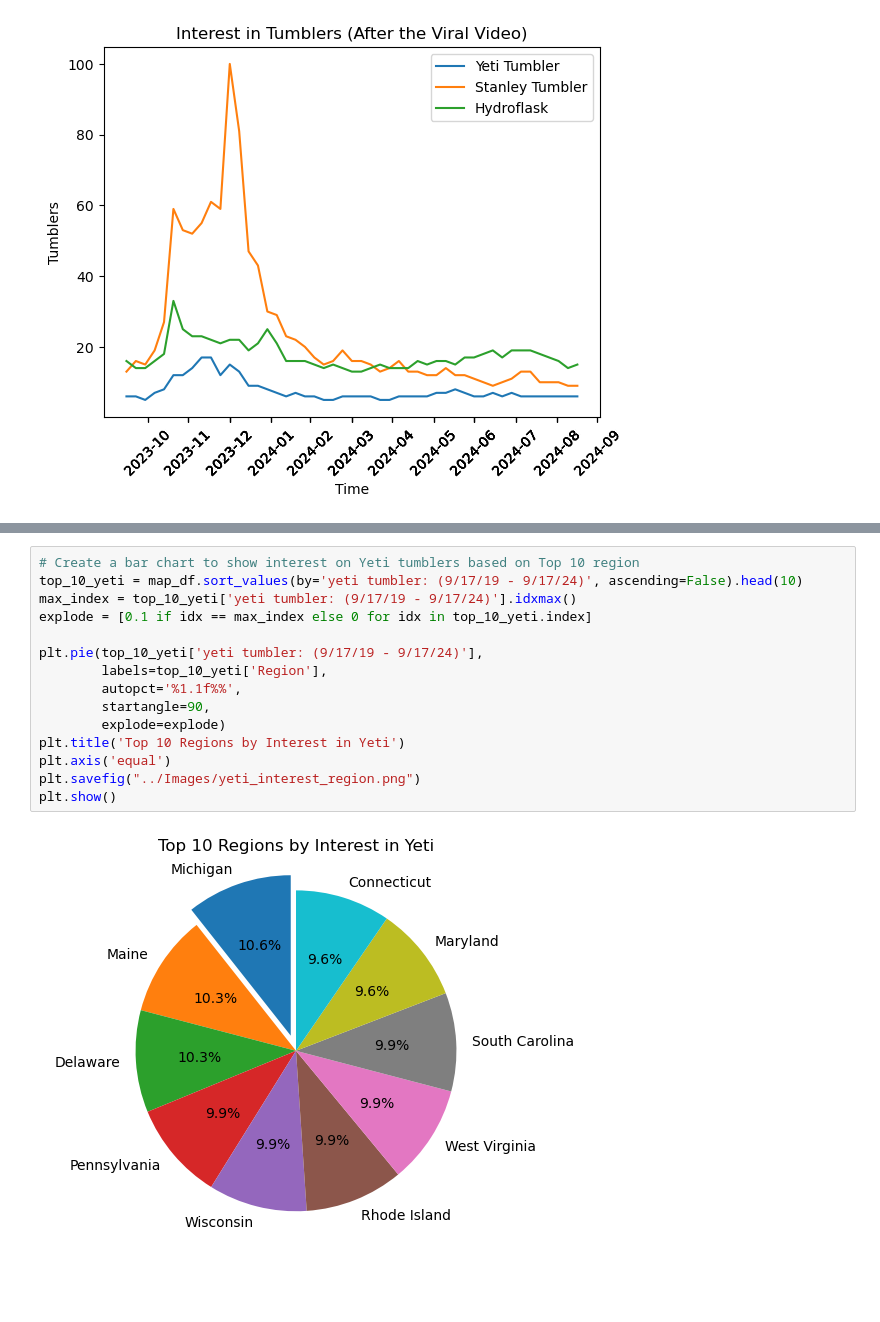
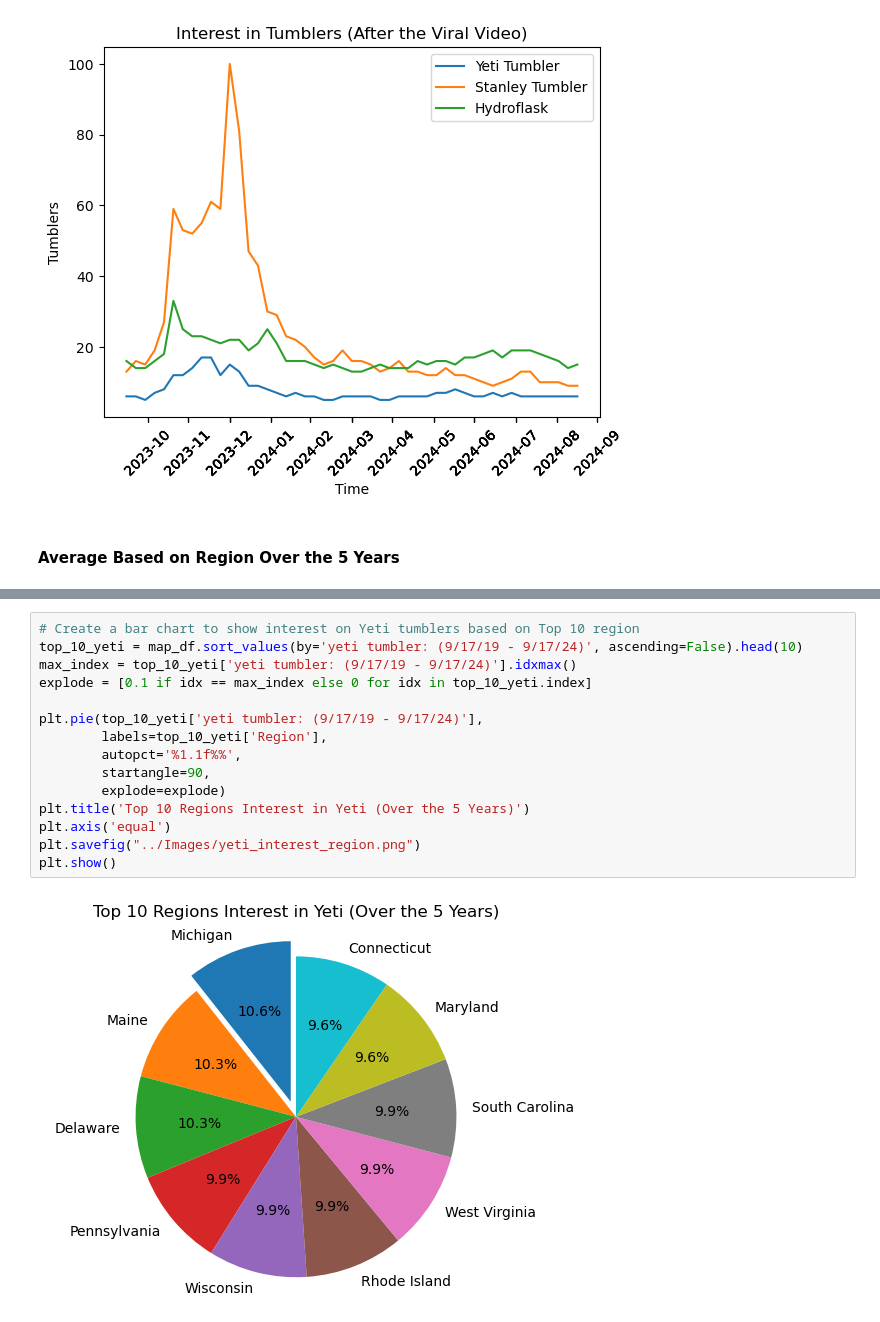
Before and after one commit to Crystal-Gonzales/Project-1, a Jupyter notebook: Tumbler/Fire-Proof Tumblers.ipynb, the cells around one changed output, grey strips where cells are left out. Saved outputs shown, nothing was run; the diff lists cells and outputs as text; blank space fills up the shorter version.

```diff
--- a/Tumbler/Fire-Proof Tumblers.ipynb
+++ b/Tumbler/Fire-Proof Tumblers.ipynb
@@ -132,6 +136,8 @@ plt.savefig("../Images/yeti_interest_viral.png")
 plt.show()
 # %% [output]
 [figure]
+# %% [markdown]
+#### Average Based on Region Over the 5 Years
 # %%
 # Load CSV file into Pandas DataFrame
 map_df = pd.read_csv("../Resources/geoMap_clean.csv")
@@ -161,20 +167,20 @@ map_df.head()
 # %%
 # Create a bar chart to show interest on Yeti tumblers based on Top 10 region
 top_10_yeti = map_df.sort_values(by='yeti tumbler: (9/17/19 - 9/17/24)', ascending=False).head(10)
 max_index = top_10_yeti['yeti tumbler: (9/17/19 - 9/17/24)'].idxmax()
 explode = [0.1 if idx == max_index else 0 for idx in top_10_yeti.index]
 
 plt.pie(top_10_yeti['yeti tumbler: (9/17/19 - 9/17/24)'],
         labels=top_10_yeti['Region'],
         autopct='%1.1f%%',
         startangle=90,
         explode=explode)
-plt.title('Top 10 Regions by Interest in Yeti')
+plt.title('Top 10 Regions Interest in Yeti (Over the 5 Years)')
 plt.axis('equal')
 plt.savefig("../Images/yeti_interest_region.png")
 plt.show()
 # %% [output]
-[figure, old version]
+[figure, new version]
 # %%
 # Create a bar chart to show interest on Stanley tumblers based on Top 10 region
 top_10_stanley = map_df.sort_values(by='stanley tumbler: (9/17/19 - 9/17/24)', ascending=False).head(10)
```
Also changed, not shown: parts of 13 cells of this notebook, 19 other files.
